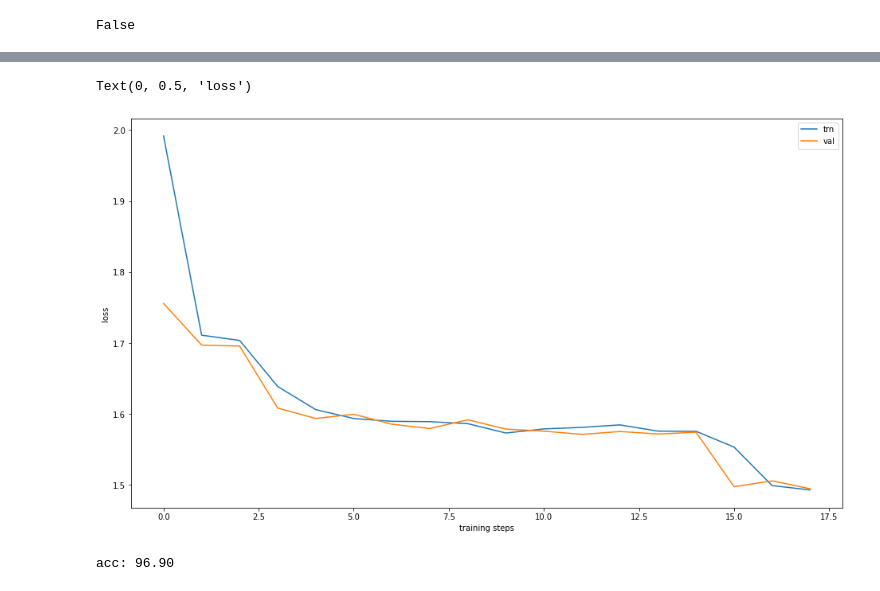
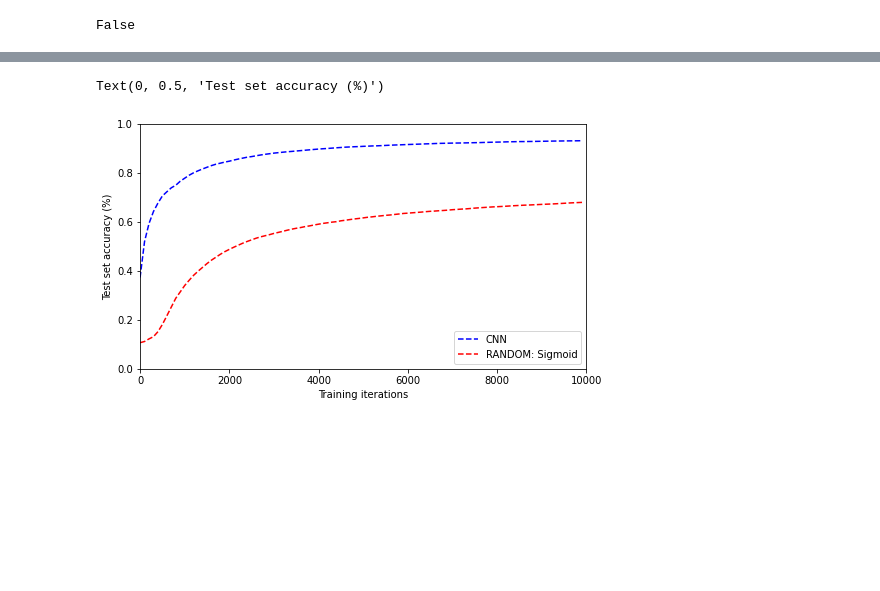
Before and after one commit to yunseo-kim/Qlassifier, a Jupyter notebook: jade_cnn_test.ipynb, the cells around one changed output, grey strips where cells are left out. Drawn from its saved outputs; the diff is of its cells as text; code cells hidden in the pictures; blank space fills up the shorter version.

```diff
--- a/jade_cnn_test.ipynb
+++ b/jade_cnn_test.ipynb
@@ -49,6 +41,6 @@ Extracting ../mnist_data/MNIST/raw/t10k-labels-idx1-ubyte.gz to ../mnist_data/MN
 # %%
 # Batch iterator
-batch_size = 64
+batch_size = 6
 trn_loader = torch.utils.data.DataLoader(trn_dataset,
                                          batch_size=batch_size,
                                          shuffle=True)
@@ -110,7 +131,9 @@ class CNNClassifier(nn.Module):
         return F.softmax(out, dim=1)
 # %%
 cnn = CNNClassifier()
+random = CNNClassifier('random')
 print(cnn)
+print(random)
 # %% [output]
 CNNClassifier(
   (conv_module): Sequential(
@@ -206,30 +287,13 @@ epoch: 2/2 | step: 900/938 | trn loss: 1.4931 | val loss: 1.4948
-# %%
-plt.figure(figsize=(16,9))
-x_range = range(len(trn_loss_list))
-plt.plot(x_range, trn_loss_list, label="trn")
-plt.plot(x_range, val_loss_list, label="val")
-plt.legend()
-plt.xlabel("training steps")
-plt.ylabel("loss")
-# %% [output]
-Text(0, 0.5, 'loss')
-[figure, removed]
-# %%
-# val acc
-with torch.no_grad():
-    corr_num = 0
-    total_num = 0
-    for j, val in enumerate(val_loader):
-        val_x, val_label = val
-        if use_cuda:
-            val_x = val_x.cuda()
-            val_label =val_label.cuda()
-        val_output = cnn(val_x)
-        model_label = val_output.argmax(dim=1)
-        corr = val_label[val_label == model_label].size(0)
-        corr_num += corr
-        total_num += val_label.size(0)
-
-print("acc: {:.2f}".format(corr_num / total_num * 100))
-# %% [output]
-acc: 96.90
+# %%
+plt.figure(figsize=(8,4.5))
+plt.plot(acc_list, label="CNN", color='blue', linestyle='--')
+plt.plot(acc_list_r, label="RANDOM: Sigmoid", color='red', linestyle='--')
+plt.legend()
+plt.xlim(0, 100)
+plt.xticks([0, 20, 40, 60, 80, 100],[0, 2000, 4000, 6000, 8000, 10000])
+plt.ylim(0, 1)
+plt.xlabel("Training iterations")
+plt.ylabel("Test set accuracy (%)")
+# %% [output]
+Text(0, 0.5, 'Test set accuracy (%)')
+[figure, added]
```
Also changed, not shown: parts of 7 cells of this notebook.
